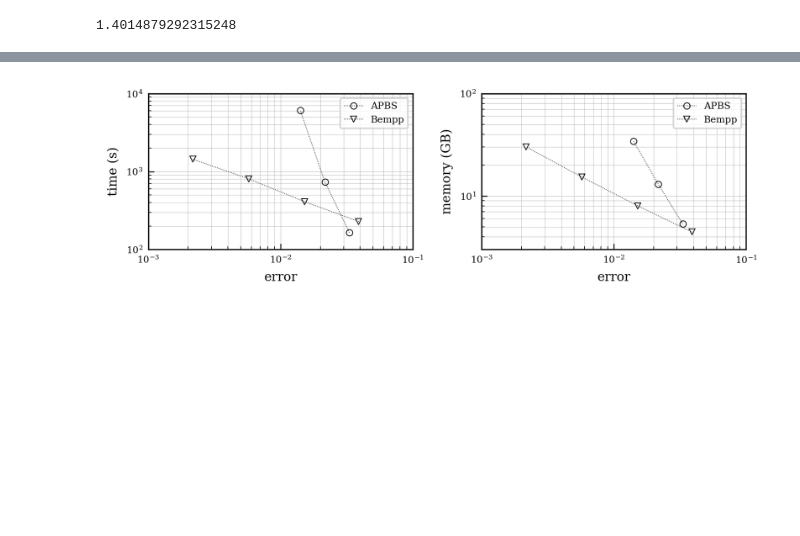
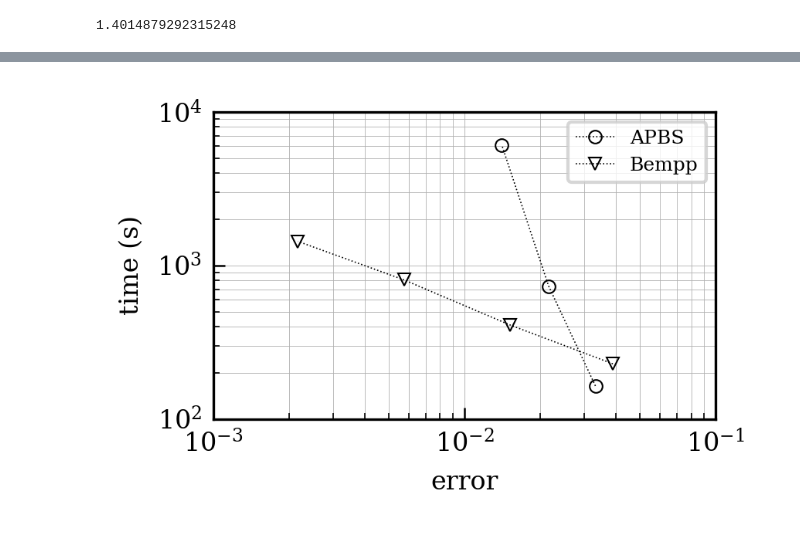
Before and after one commit to barbagroup/bempp_exafmm_paper, a Jupyter notebook: repro-pack/notebooks/performance_comparison.ipynb, the cells around one changed output, grey strips where cells are left out. Drawn from its saved outputs; the diff is of its cells as text; code cells hidden in the pictures; blank space fills up the shorter version.

Commit message:
[tex] add section for performance comparison with APBS

```diff
--- a/repro-pack/notebooks/performance_comparison.ipynb
+++ b/repro-pack/notebooks/performance_comparison.ipynb
@@ -228,28 +241,18 @@ plt.tight_layout()
 # %%
-fig = plt.figure(figsize=(6, 2))
-ax1 = fig.add_subplot(121)
+fig = plt.figure(figsize=(3, 2))
+ax1 = fig.add_subplot(111)
 
 ax1.loglog(apbs_data['error'], apbs_data['wall_time'], linestyle='dotted', marker='o', fillstyle='none', color='black', label='APBS')
 ax1.loglog(bempp_df['error'], bempp_df['t_total_assembly']+bempp_df['t_total_gmres'], linestyle='dotted', marker='v', fillstyle='none', color='black', label='Bempp')
 ax1.grid(which="both")
 
 ax1.set_xlim([1e-3, 1e-1])
 ax1.set_ylim([1e2, 1e4])
 ax1.set_xlabel('error')
 ax1.set_ylabel('time (s)')
 ax1.legend()
 
-ax2 = fig.add_subplot(122)
-ax2.loglog(apbs_data['error'], apbs_data['memory'], linestyle='dotted', marker='o', fillstyle='none', color='black', label='APBS')
-ax2.loglog(bempp_df['error'], bempp_df['memory [GB]'], linestyle='dotted', marker='v', fillstyle='none', color='black', label='Bempp')
-ax2.grid(which="both")
-
-ax2.set_xlim([1e-3, 1e-1])
-ax2.set_ylim([3e0, 1e2])
-ax2.set_xlabel('error')
-ax2.set_ylabel('memory (GB)')
-ax2.legend()
-
 plt.tight_layout()
+#plt.savefig('../../tex/figs/time_performance_comparison.pdf', dpi=300);
 # %% [output]
-[figure, old version]
+[figure, new version]
```
Also changed, not shown: parts of 7 cells of this notebook, 4 other files.
